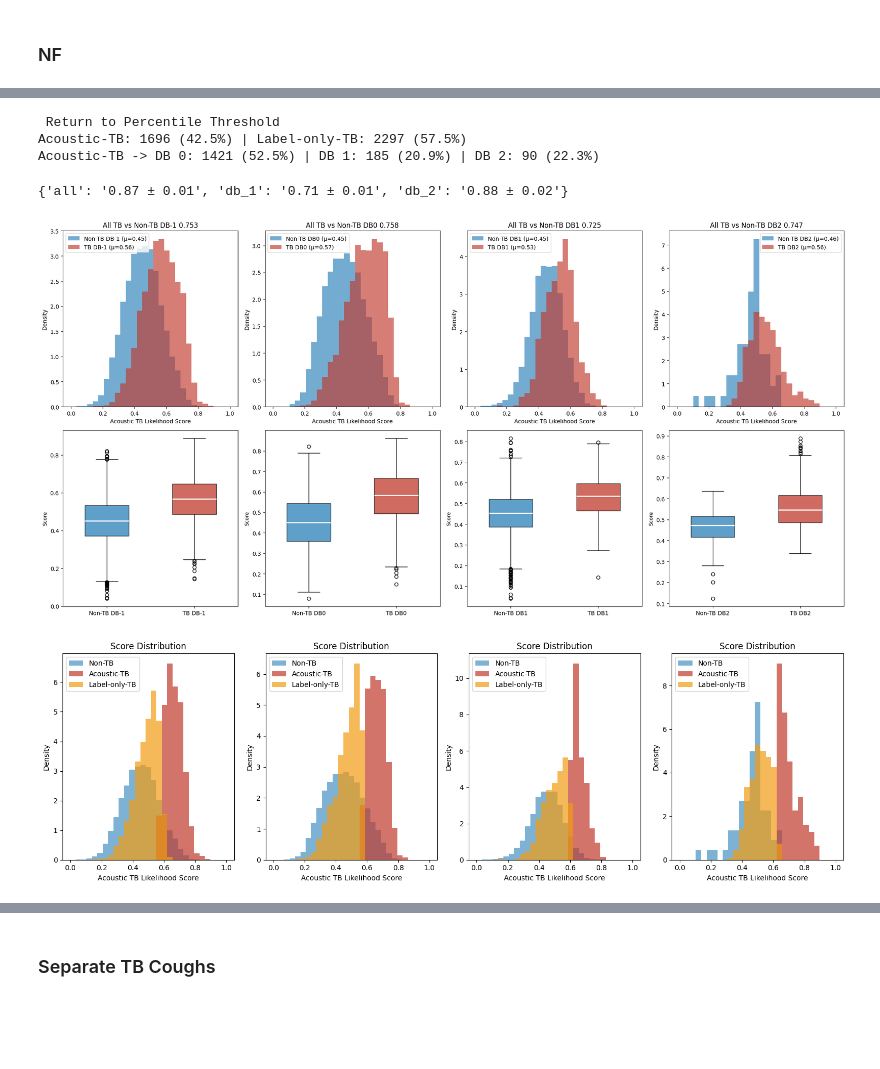
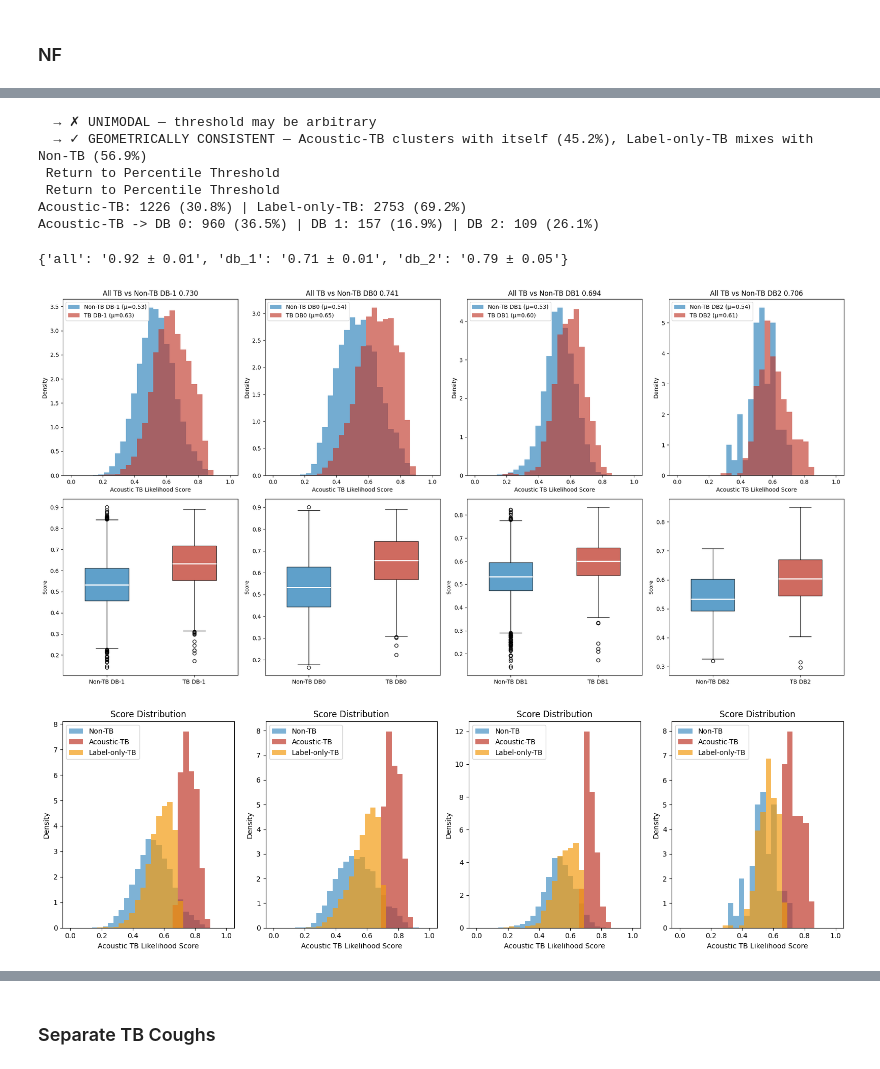
Before and after one commit to arkiven4/NXSCough, a Jupyter notebook: notebooks/qwen_embeddingInnerclass.ipynb, the cells around one changed output, grey strips where cells are left out. Cells and saved outputs as stored; diff of their text form; code cells hidden in the pictures; blank space fills up the shorter version.

```diff
--- a/notebooks/qwen_embeddingInnerclass.ipynb
+++ b/notebooks/qwen_embeddingInnerclass.ipynb
@@ -1533,2 +1690,0 @@ fig.savefig(
-# %%
-df_combine = df_combine[~outlier_mask].reset_index(drop=True)
@@ -1615,7 +1815,7 @@ k : number of neighbors (15–25 works well for large datasets)
 alpha : Balance Density of Each Class, Higher Mean TB ore have coverage, read Sigmoid Function
 """
 
-all_scores["knn_cos"] = knn_tb_score(emb_reduced, tb_mask, automate_k=False, k_tb=50, k_nontb=50, alpha=1, metric="cosine") # k_tb: 3 | k_nontb: 2
+all_scores["knn_cos"] = knn_tb_score(emb_reduced, tb_mask, automate_k=True, k_tb=50, k_nontb=50, alpha=1, metric="cosine") # k_tb: 3 | k_nontb: 2
 validate_acoustic_score_indiv(emb_reduced, disease_labels, all_scores["knn_cos"])
 df_temp = evaluate_acoustic_tb(df_current, all_scores["knn_cos"])
 plot_tb_score_distributions(df_temp, bins=bins, colors=colors)
@@ -1662,14 +1862,14 @@ max_components : upper bound on components (DPGMM won't use all of them)
 from sklearn.mixture import BayesianGaussianMixture
 
 def fit_dpgmm(data, label):
-    max_components = 1
+    max_components = 4
     n_comp = min(max_components, len(data) // 10)
     m = BayesianGaussianMixture(
         n_components=n_comp,
         covariance_type="diag",
         weight_concentration_prior_type="dirichlet_process",
         weight_concentration_prior=1e-2,   # low → fewer active components
-        random_state=42, n_init=3, max_iter=200,
+        random_state=42, n_init=10, max_iter=200,
     )
     m.fit(data)
     active = (m.weights_ > 1e-3).sum()
@@ -1711,7 +1911,7 @@ Uses diagonal covariance for stability in high dimensions.
 Falls back to spherical if diagonal is still singular.
 """
 def fit_single_gaussian(data):
-    g = GaussianMixture(n_components=2, covariance_type="diag", random_state=42, n_init=3)
+    g = GaussianMixture(n_components=1, covariance_type="diag", random_state=42, n_init=3)
     g.fit(data)
     return g
 
@@ -1902,19 +2102,23 @@ for m, s in all_scores.items():
 # %%
 # Simple average — each method captures different aspects
-scores_ensembles =  np.mean([all_scores["lof_margin"], all_scores["bgmm"]], axis=0)   #np.mean([all_scores["knn_euc"], all_scores["knn_cos"]], axis=0) # np.mean(list(all_scores.values()), axis=0) # np.mean([all_scores["knn_cos"], all_scores["gmm"]], axis=0) np.mean([all_scores["knn_euc"], all_scores["gmm"]], axis=0) #
+scores_ensembles =  np.mean([all_scores["glr"], all_scores["lof_margin"]], axis=0)   #np.mean([all_scores["knn_euc"], all_scores["knn_cos"]], axis=0) # np.mean(list(all_scores.values()), axis=0) # np.mean([all_scores["knn_cos"], all_scores["gmm"]], axis=0) np.mean([all_scores["knn_euc"], all_scores["gmm"]], axis=0) #
 all_scores["ensemble"] = scores_ensembles
 acoustic_scores = scores_ensembles
 
+validate_acoustic_score_indiv(emb_reduced, disease_labels, acoustic_scores)
 df_temp = evaluate_acoustic_tb(df_current, acoustic_scores, global_thres=False)
 plot_tb_score_distributions(df_temp, bins=bins, colors=colors)
 plot_tb_split_filter(df_temp, bins)
 # %% [output]
+  → ✗ UNIMODAL — threshold may be arbitrary
+  → ✓ GEOMETRICALLY CONSISTENT — Acoustic-TB clusters with itself (45.2%), Label-only-TB mixes with Non-TB (56.9%)
  Return to Percentile Threshold
-Acoustic-TB: 1696 (42.5%) | Label-only-TB: 2297 (57.5%)
-Acoustic-TB -> DB 0: 1421 (52.5%) | DB 1: 185 (20.9%) | DB 2: 90 (22.3%)
+ Return to Percentile Threshold
+Acoustic-TB: 1226 (30.8%) | Label-only-TB: 2753 (69.2%)
+Acoustic-TB -> DB 0: 960 (36.5%) | DB 1: 157 (16.9%) | DB 2: 109 (26.1%)
-{'all': '0.87 ± 0.01', 'db_1': '0.71 ± 0.01', 'db_2': '0.88 ± 0.02'}
+{'all': '0.92 ± 0.01', 'db_1': '0.71 ± 0.01', 'db_2': '0.79 ± 0.05'}
-[figure, old version]
+[figure, new version]
-[figure, old version]
+[figure, new version]
 # %%
 # ── Test 6: Permutation Test ───────────────────────────────
 n_permutations = 500
```
Also changed, not shown: parts of 40 cells of this notebook, 14 other files.
